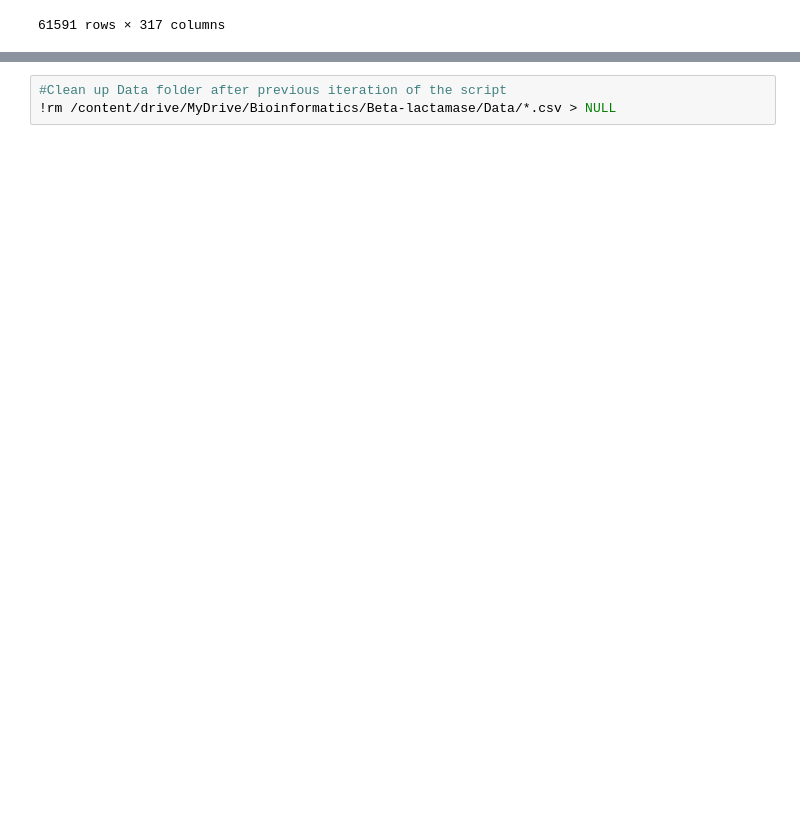
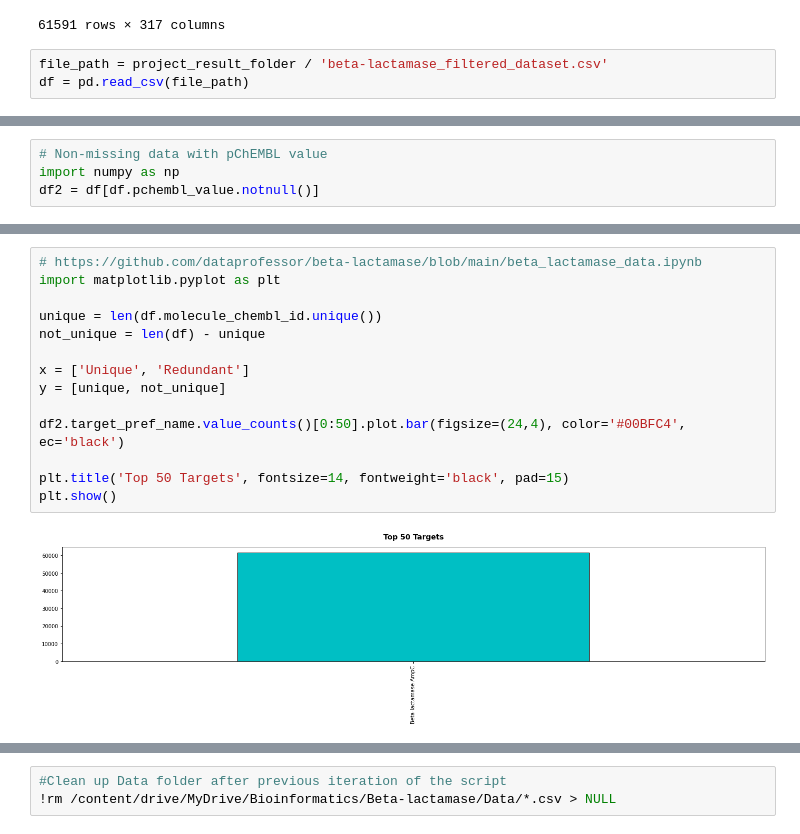
Before and after one commit to dataprofessor/beta-lactamase, a Jupyter notebook: Notebooks/Data_Wrangling_and_EDA.ipynb, the cells around one changed output, grey strips where cells are left out. Cells and saved outputs as stored; diff of their text form; blank space fills up the shorter version.

```diff
--- a/Notebooks/Data_Wrangling_and_EDA.ipynb
+++ b/Notebooks/Data_Wrangling_and_EDA.ipynb
@@ -284,3 +284,6 @@ df3
 | 61589 | CHEMBL411070 | C[C@H](CCC(=O)NCC(=O)O)[C@H]1CC[C... | = | 2115.45 | nM | ... |
 | 61590 | CHEMBL85799 | C[C@]12CC[C@H]3[C@@H](CC[C@@H]4C[... | = | 27871 | nM | ... |
 61591 rows × 317 columns
+# %%
+file_path = project_result_folder / 'beta-lactamase_filtered_dataset.csv'
+df = pd.read_csv(file_path)
@@ -286,0 +324,4 @@ df3
+# %%
+# Non-missing data with pChEMBL value
+import numpy as np
+df2 = df[df.pchembl_value.notnull()]
@@ -286,0 +337,16 @@ df3
+# %%
+# https://github.com/dataprofessor/beta-lactamase/blob/main/beta_lactamase_data.ipynb
+import matplotlib.pyplot as plt
+
+unique = len(df.molecule_chembl_id.unique())
+not_unique = len(df) - unique
+
+x = ['Unique', 'Redundant']
+y = [unique, not_unique]
+
+df2.target_pref_name.value_counts()[0:50].plot.bar(figsize=(24,4), color='#00BFC4', ec='black')
+
+plt.title('Top 50 Targets', fontsize=14, fontweight='black', pad=15)
+plt.show()
+# %% [output]
+[figure, added]
```
Also changed, not shown: parts of 6 cells of this notebook.
